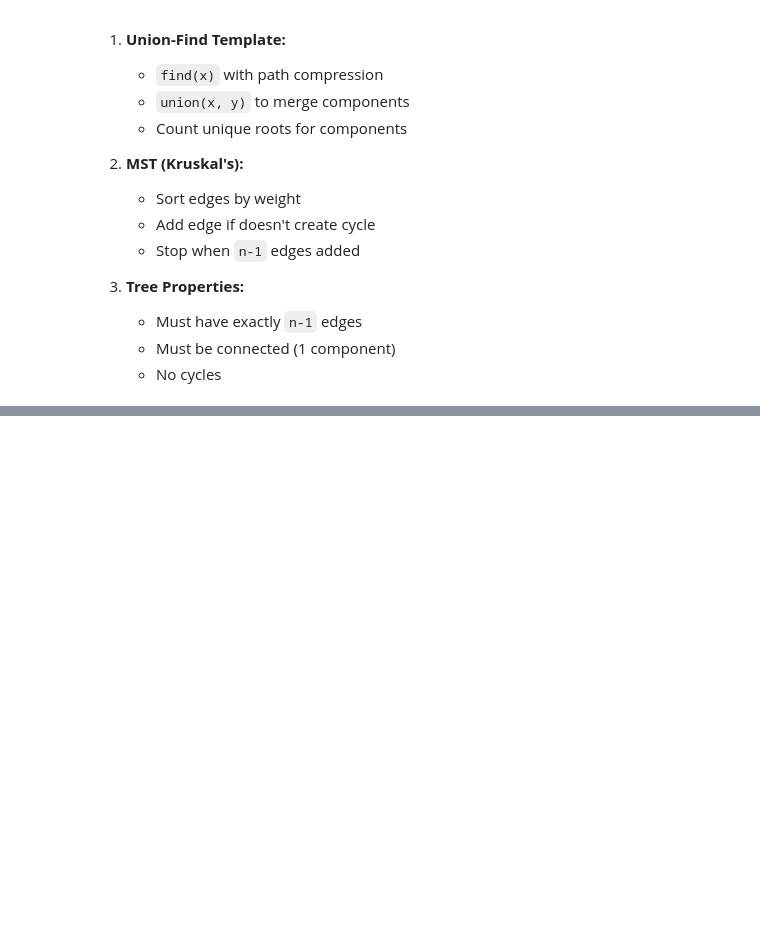
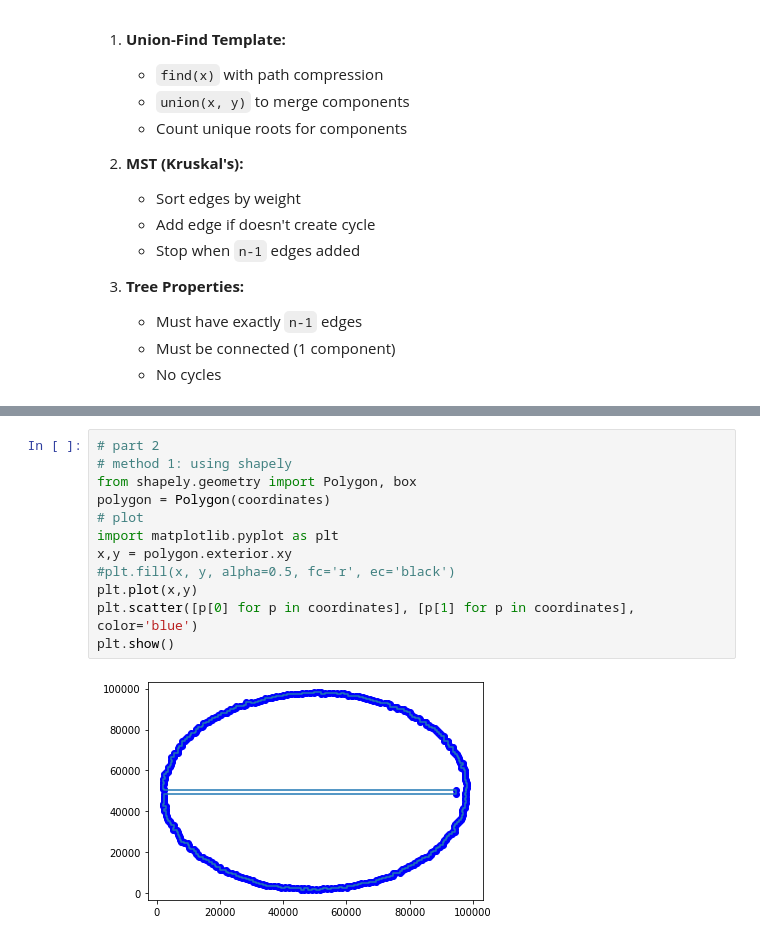
Before and after one commit to RandomAnass/AdventOfCode2025, a Jupyter notebook: notebook.ipynb, the cells around one changed output, grey strips where cells are left out. Drawn from its saved outputs; the diff is of its cells as text; blank space fills up the shorter version.

```diff
--- a/notebook.ipynb
+++ b/notebook.ipynb
@@ -1823,0 +1957,14 @@ class Solution:
+# %%
+# part 2
+# method 1: using shapely
+from shapely.geometry import Polygon, box
+polygon = Polygon(coordinates)
+# plot
+import matplotlib.pyplot as plt
+x,y = polygon.exterior.xy
+#plt.fill(x, y, alpha=0.5, fc='r', ec='black')
+plt.plot(x,y)
+plt.scatter([p[0] for p in coordinates], [p[1] for p in coordinates], color='blue')
+plt.show()
+# %% [output]
+[figure, added]
```
Also changed, not shown: parts of 12 cells of this notebook, 1 other file.
